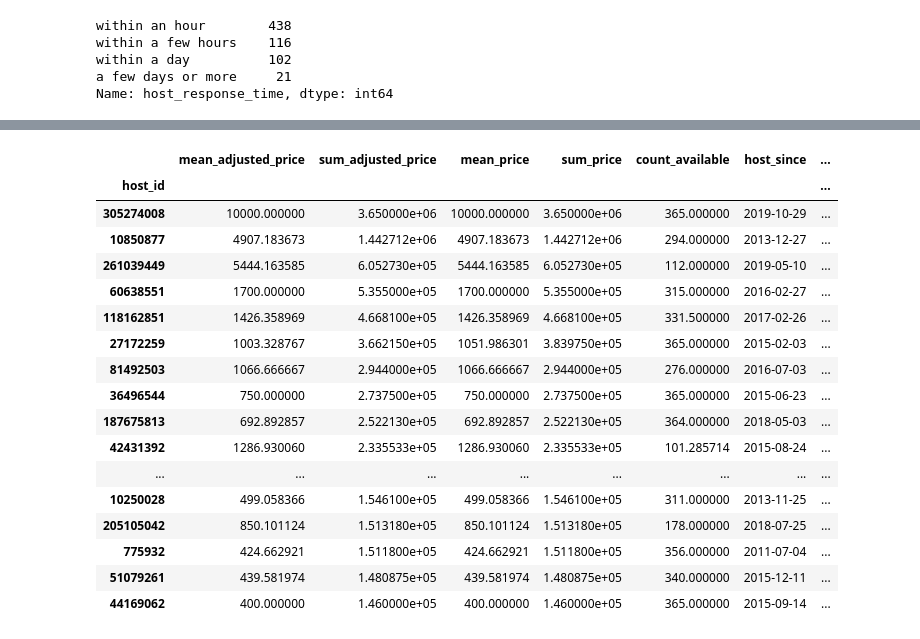
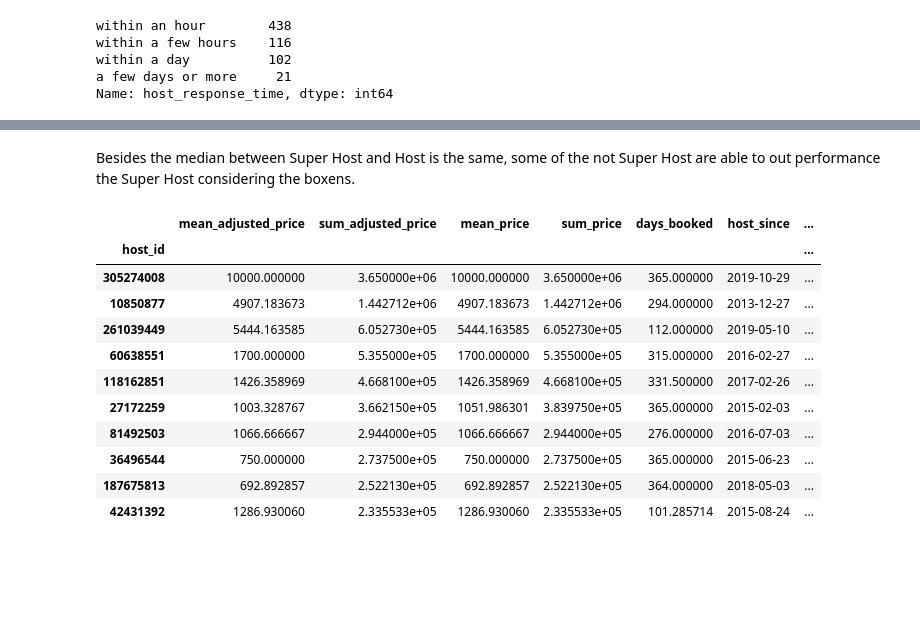
Before and after one commit to GuiOli91/Airbnb_2021Boston, a Jupyter notebook: Airbnb_Exploratory.ipynb, the cells around one changed output, grey strips where cells are left out. Saved outputs shown, nothing was run; the diff lists cells and outputs as text; code cells hidden in the pictures; blank space fills up the shorter version.

```diff
--- a/Airbnb_Exploratory.ipynb
+++ b/Airbnb_Exploratory.ipynb
@@ -135,4 +267,8 @@ calendar.head()
 | 3 | 3781 | 2021-04-23 | False | 125.0 | 125.0 | 32.0 | 1125.0 |
 | 4 | 3781 | 2021-04-24 | False | 125.0 | 125.0 | 32.0 | 1125.0 |
 # %%
-calendar[calendar['available'] != True].groupby('listing_id').agg({'adjusted_price' : ['mean', np.sum], 'price' : ['mean', np.sum], 'available':'count'})
+aggregated_list = calendar[calendar['available'] != True].groupby('listing_id').agg({'adjusted_price' : ['mean', np.sum],
+                                                                                     'price' : ['mean', np.sum],
+                                                                                     'available':'count'})
+aggregated_list.columns = [col2 + '_' + col1 for col1, col2 in aggregated_list.columns]
+aggregated_list.rename(columns = {"count_available": "days_booked"}, inplace= True)
@@ -155,3 +274,0 @@ calendar[calendar['available'] != True].groupby('listing_id').agg({'adjusted_pri
-# %%
-aggregated_list = calendar[calendar['available'] != True].groupby('listing_id').agg({'adjusted_price' : ['mean', np.sum], 'price' : ['mean', np.sum], 'available':'count'})
-aggregated_list.columns = [col2 + '_' + col1 for col1, col2 in aggregated_list.columns]
@@ -158,5 +290,14 @@ aggregated_list.columns = [col2 + '_' + col1 for col1, col2 in aggregated_list.c
 # %%
-right_listing =  listing[['id', 'host_id', 'host_since', 'host_response_time', 'host_response_rate', 'host_acceptance_rate', 'host_is_superhost', 'host_verifications', 'host_has_profile_pic', 'host_identity_verified']]
+right_listing =  listing[['id',
+                          'host_id',
+                          'host_since',
+                          'host_response_time',
+                          'host_response_rate',
+                          'host_acceptance_rate',
+                          'host_is_superhost',
+                          'host_verifications',
+                          'host_has_profile_pic',
+                          'host_identity_verified']]
 host_analysis =  aggregated_list.merge(right = right_listing, how = 'inner', left_index= True, right_on = 'id').sort_values('sum_adjusted_price', ascending=False)
 # %%
 host_analysis.shape
@@ -183,7 +333,7 @@ host_analysis =  host_analysis.groupby('host_id').agg({'mean_adjusted_price' : '
                                                        'sum_adjusted_price': 'mean',
                                                        'mean_price': 'mean',
                                                        'sum_price': 'mean',
-                                                       'count_available':'mean',
+                                                       'days_booked':'mean',
                                                        'host_since': 'first',
                                                        'host_response_time': 'first',
                                                        'host_response_rate': 'first',
@@ -261,7 +375,9 @@ sns.scatterplot(data = host_analysis, x = "host_since", y = "count_available", h
+# %% [markdown]
+Besides the median between Super Host and Host is the same, some of the not Super Host are able to out performance the Super Host considering the boxens.
 # %%
-host_analysis.sort_values('sum_adjusted_price', ascending=False).head(30)
+host_analysis.sort_values('sum_adjusted_price', ascending=False).head(10)
 # %% [output]
-|  | mean_adjusted_price | sum_adjusted_price | mean_price | sum_price | count_available | host_since | ... |
+|  | mean_adjusted_price | sum_adjusted_price | mean_price | sum_price | days_booked | host_since | ... |
 | host_id |  |  |  |  |  |  | ... |
 | 305274008 | 10000.000000 | 3.650000e+06 | 10000.000000 | 3.650000e+06 | 365.000000 | 2019-10-29 | ... |
 | 10850877 | 4907.183673 | 1.442712e+06 | 4907.183673 | 1.442712e+06 | 294.000000 | 2013-12-27 | ... |
@@ -273,9 +389,3 @@ host_analysis.sort_values('sum_adjusted_price', ascending=False).head(30)
 | 36496544 | 750.000000 | 2.737500e+05 | 750.000000 | 2.737500e+05 | 365.000000 | 2015-06-23 | ... |
 | 187675813 | 692.892857 | 2.522130e+05 | 692.892857 | 2.522130e+05 | 364.000000 | 2018-05-03 | ... |
 | 42431392 | 1286.930060 | 2.335533e+05 | 1286.930060 | 2.335533e+05 | 101.285714 | 2015-08-24 | ... |
-| ... | ... | ... | ... | ... | ... | ... | ... |
-| 10250028 | 499.058366 | 1.546100e+05 | 499.058366 | 1.546100e+05 | 311.000000 | 2013-11-25 | ... |
-| 205105042 | 850.101124 | 1.513180e+05 | 850.101124 | 1.513180e+05 | 178.000000 | 2018-07-25 | ... |
-| 775932 | 424.662921 | 1.511800e+05 | 424.662921 | 1.511800e+05 | 356.000000 | 2011-07-04 | ... |
-| 51079261 | 439.581974 | 1.480875e+05 | 439.581974 | 1.480875e+05 | 340.000000 | 2015-12-11 | ... |
-| 44169062 | 400.000000 | 1.460000e+05 | 400.000000 | 1.460000e+05 | 365.000000 | 2015-09-14 | ... |
```
Also changed, not shown: parts of 61 cells of this notebook.
